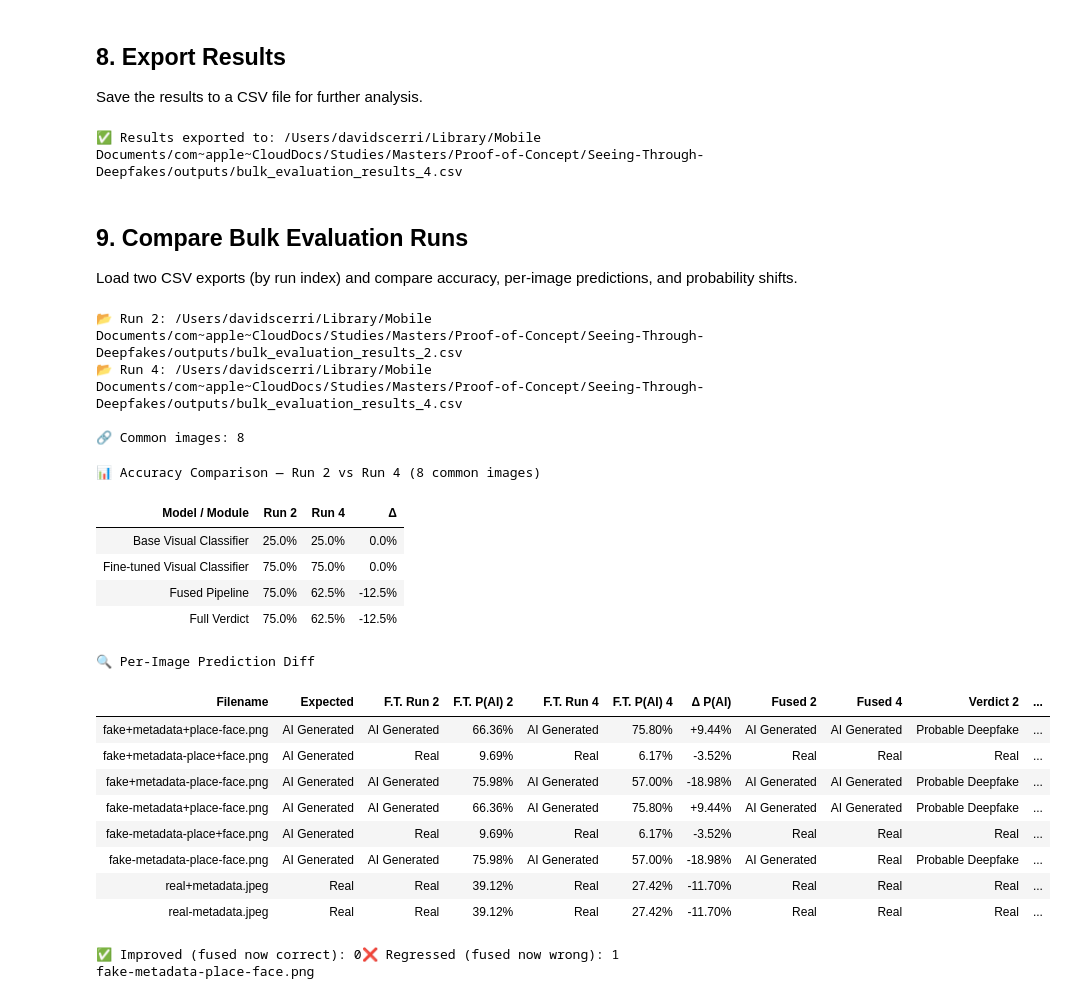
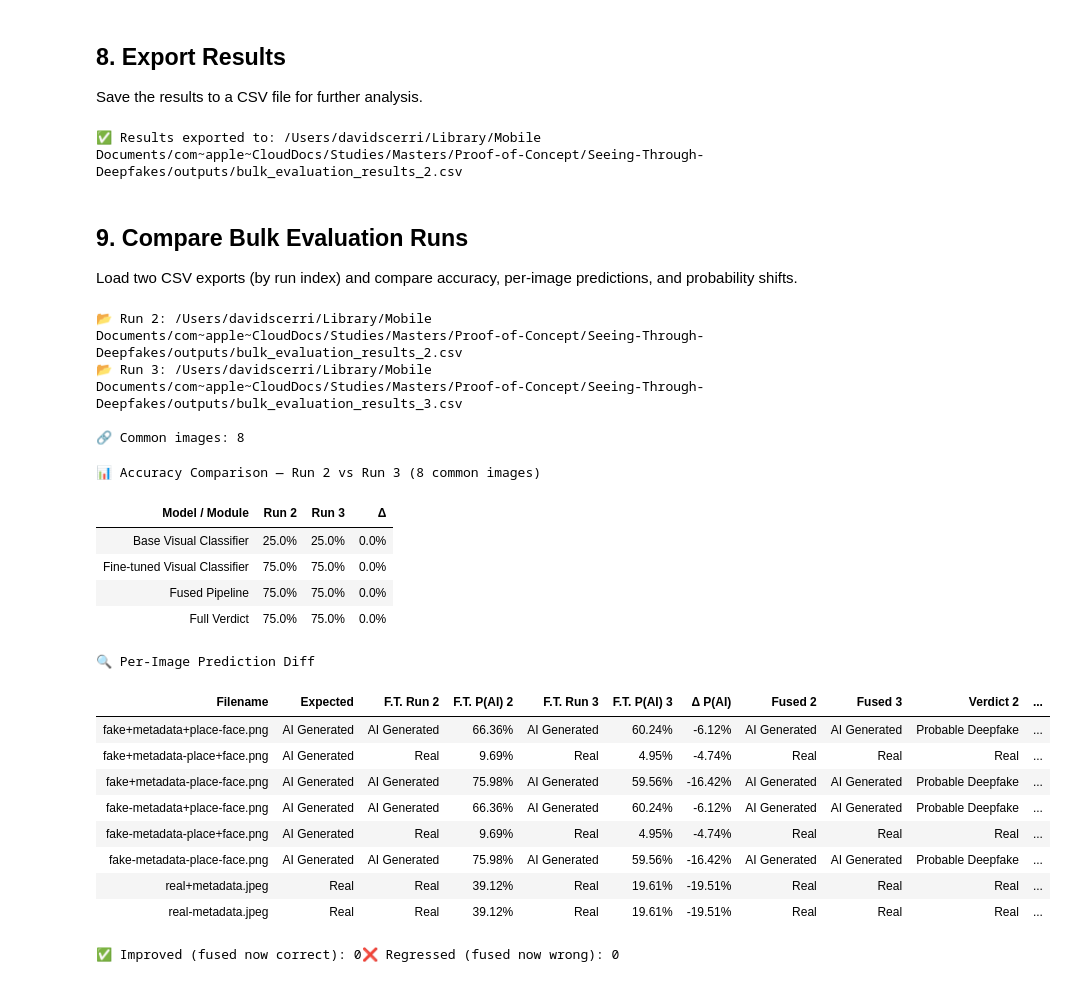
Before and after one commit to DavidBScerri/Seeing-Through-Deepfakes, a Jupyter notebook: src/integration_pipeline/bulk_evaluation.ipynb, the cells around one changed output. Drawn from its saved outputs; the diff is of its cells as text; code cells hidden in the pictures.

Commit message:
refactor: update bulk evaluation pipeline to use run_02 fine-tuned model delta and refresh output metrics

```diff
--- a/src/integration_pipeline/bulk_evaluation.ipynb
+++ b/src/integration_pipeline/bulk_evaluation.ipynb
@@ -77,7 +77,7 @@ FUSION_KWARGS = dict(
 
 # ── Fine-tuned model delta path ─────────────────────────────────────────
 VISUAL_DELTA_PATH = os.path.join(
-    PROJECT_ROOT, "src", "visual_module", "fine_tuned_model_delta", "run_04_ft_genimage_w_julienlucas_weight_delta.pt"
+    PROJECT_ROOT, "src", "visual_module", "fine_tuned_model_delta", "run_02_ft_genimage_w_julienlucas_weight_delta.pt"
 )
 
 # ── Deepfake module paths ───────────────────────────────────────────────
@@ -600,7 +600,7 @@ Save the results to a CSV file for further analysis.
 # %%
 import csv
 
-OUTPUT_CSV = os.path.join(PROJECT_ROOT, "outputs", "bulk_evaluation_results_4.csv")
+OUTPUT_CSV = os.path.join(PROJECT_ROOT, "outputs", "bulk_evaluation_results_2.csv")
 
 if results:
     os.makedirs(os.path.dirname(OUTPUT_CSV), exist_ok=True)
@@ -612,7 +612,7 @@ if results:
 else:
     print("No results to export.")
 # %% [output]
-✅ Results exported to: /Users/davidscerri/Library/Mobile Documents/com~apple~CloudDocs/Studies/Masters/Proof-of-Concept/Seeing-Through-Deepfakes/outputs/bulk_evaluation_results_4.csv
+✅ Results exported to: /Users/davidscerri/Library/Mobile Documents/com~apple~CloudDocs/Studies/Masters/Proof-of-Concept/Seeing-Through-Deepfakes/outputs/bulk_evaluation_results_2.csv
 # %% [markdown]
 ## 9. Compare Bulk Evaluation Runs
 
@@ -623,7 +623,7 @@ from IPython.display import display, HTML
 
 # ── Which two runs to compare ──────────────────────────────────────────
 RUN_A = 2   # first run  (bulk_evaluation_results.csv)
-RUN_B = 4   # second run (bulk_evaluation_results_1.csv)
+RUN_B = 3   # second run (bulk_evaluation_results_1.csv)
 
 # ── Resolve CSV paths ─────────────────────────────────────────────────
 def _csv_path(idx):
@@ -791,46 +791,45 @@ for fname in common:
         {TD} class="{d_cls}">{d_sign}{ft_delta:.2%}</td>
         {TD} class="{pred_cls(a['fused_label'], exp)}">{a['fused_label']}</td>
         {TD} class="{pred_cls(b['fused_label'], exp)}">{b['fused_label']}</td>
         {TD}>{a['verdict']}</td>
         {TD}>{b['verdict']}</td>
     </tr>"""
 
 html += '</tbody></table>'
 
 # ── 9c. Quick textual summary ─────────────────────────────────────────
 improved = [f for f in common if not data_a[f]['fused_correct'] and data_b[f]['fused_correct']]
 regressed = [f for f in common if data_a[f]['fused_correct'] and not data_b[f]['fused_correct']]
 
 html += '<div style="margin-top:18px; font-size:13px; font-family:-apple-system,sans-serif;">'
 html += f'<b>✅ Improved (fused now correct):</b> {len(improved)}'
 if improved:
     html += '<ul>' + ''.join(f'<li><code>{f}</code></li>' for f in improved) + '</ul>'
 html += f'<b>❌ Regressed (fused now wrong):</b> {len(regressed)}'
 if regressed:
     html += '<ul>' + ''.join(f'<li><code>{f}</code></li>' for f in regressed) + '</ul>'
 html += '</div>'
 
 display(HTML(html))
 # %% [output]
 📂 Run 2: /Users/davidscerri/Library/Mobile Documents/com~apple~CloudDocs/Studies/Masters/Proof-of-Concept/Seeing-Through-Deepfakes/outputs/bulk_evaluation_results_2.csv
-📂 Run 4: /Users/davidscerri/Library/Mobile Documents/com~apple~CloudDocs/Studies/Masters/Proof-of-Concept/Seeing-Through-Deepfakes/outputs/bulk_evaluation_results_4.csv
+📂 Run 3: /Users/davidscerri/Library/Mobile Documents/com~apple~CloudDocs/Studies/Masters/Proof-of-Concept/Seeing-Through-Deepfakes/outputs/bulk_evaluation_results_3.csv
 
 🔗 Common images: 8
-📊 Accuracy Comparison — Run 2 vs Run 4 (8 common images)
+📊 Accuracy Comparison — Run 2 vs Run 3 (8 common images)
-| Model / Module | Run 2 | Run 4 | Δ |
+| Model / Module | Run 2 | Run 3 | Δ |
 | Base Visual Classifier | 25.0% | 25.0% | 0.0% |
 | Fine-tuned Visual Classifier | 75.0% | 75.0% | 0.0% |
-| Fused Pipeline | 75.0% | 62.5% | -12.5% |
-| Full Verdict | 75.0% | 62.5% | -12.5% |
+| Fused Pipeline | 75.0% | 75.0% | 0.0% |
+| Full Verdict | 75.0% | 75.0% | 0.0% |
 🔍 Per-Image Prediction Diff
-| Filename | Expected | F.T. Run 2 | F.T. P(AI) 2 | F.T. Run 4 | F.T. P(AI) 4 | Δ P(AI) | Fused 2 | Fused 4 | Verdict 2 | ... |
-| fake+metadata+place-face.png | AI Generated | AI Generated | 66.36% | AI Generated | 75.80% | +9.44% | AI Generated | AI Generated | Probable Deepfake | ... |
-| fake+metadata-place+face.png | AI Generated | Real | 9.69% | Real | 6.17% | -3.52% | Real | Real | Real | ... |
-| fake+metadata-place-face.png | AI Generated | AI Generated | 75.98% | AI Generated | 57.00% | -18.98% | AI Generated | AI Generated | Probable Deepfake | ... |
-| fake-metadata+place-face.png | AI Generated | AI Generated | 66.36% | AI Generated | 75.80% | +9.44% | AI Generated | AI Generated | Probable Deepfake | ... |
-| fake-metadata-place+face.png | AI Generated | Real | 9.69% | Real | 6.17% | -3.52% | Real | Real | Real | ... |
-| fake-metadata-place-face.png | AI Generated | AI Generated | 75.98% | AI Generated | 57.00% | -18.98% | AI Generated | Real | Probable Deepfake | ... |
-| real+metadata.jpeg | Real | Real | 39.12% | Real | 27.42% | -11.70% | Real | Real | Real | ... |
-| real-metadata.jpeg | Real | Real | 39.12% | Real | 27.42% | -11.70% | Real | Real | Real | ... |
+| Filename | Expected | F.T. Run 2 | F.T. P(AI) 2 | F.T. Run 3 | F.T. P(AI) 3 | Δ P(AI) | Fused 2 | Fused 3 | Verdict 2 | ... |
+| fake+metadata+place-face.png | AI Generated | AI Generated | 66.36% | AI Generated | 60.24% | -6.12% | AI Generated | AI Generated | Probable Deepfake | ... |
+| fake+metadata-place+face.png | AI Generated | Real | 9.69% | Real | 4.95% | -4.74% | Real | Real | Real | ... |
+| fake+metadata-place-face.png | AI Generated | AI Generated | 75.98% | AI Generated | 59.56% | -16.42% | AI Generated | AI Generated | Probable Deepfake | ... |
+| fake-metadata+place-face.png | AI Generated | AI Generated | 66.36% | AI Generated | 60.24% | -6.12% | AI Generated | AI Generated | Probable Deepfake | ... |
+| fake-metadata-place+face.png | AI Generated | Real | 9.69% | Real | 4.95% | -4.74% | Real | Real | Real | ... |
+| fake-metadata-place-face.png | AI Generated | AI Generated | 75.98% | AI Generated | 59.56% | -16.42% | AI Generated | AI Generated | Probable Deepfake | ... |
+| real+metadata.jpeg | Real | Real | 39.12% | Real | 19.61% | -19.51% | Real | Real | Real | ... |
+| real-metadata.jpeg | Real | Real | 39.12% | Real | 19.61% | -19.51% | Real | Real | Real | ... |
-✅ Improved (fused now correct): 0❌ Regressed (fused now wrong): 1
-fake-metadata-place-face.png
+✅ Improved (fused now correct): 0❌ Regressed (fused now wrong): 0
```
Also changed, not shown: parts of 6 cells of this notebook.
